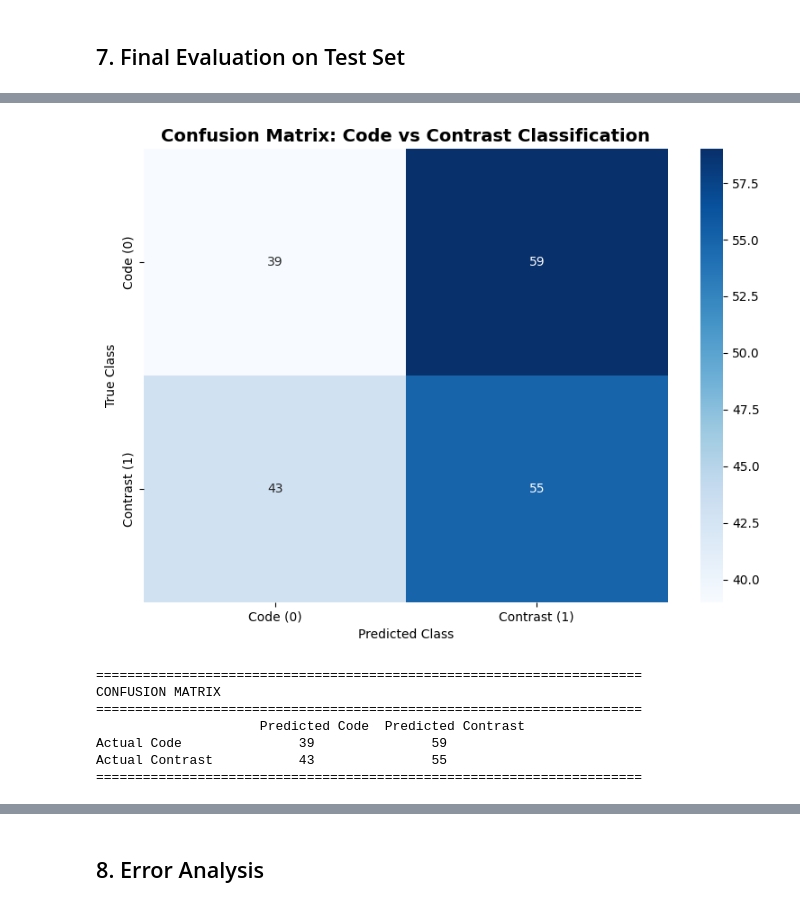
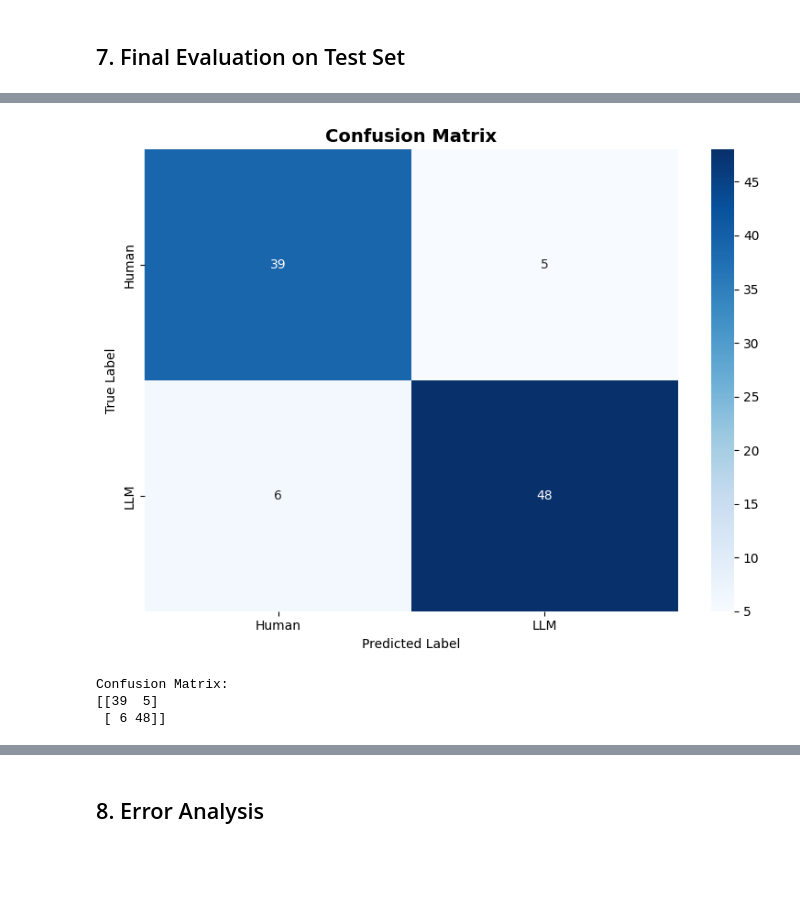
Before and after one commit to kyleenliao/Graph-based-Human-vs.-LLM-Code-Classifier, a Jupyter notebook: classifier.ipynb, the cells around one changed output, grey strips where cells are left out. Saved outputs shown, nothing was run; the diff lists cells and outputs as text; code cells hidden in the pictures; blank space fills up the shorter version.

Commit message:
Revert "BUG FIX: update classifier to use code/contrast rather than label"
This reverts commit cdb217000f77a08ce2d56118ab824761c22d0e97.

```diff
--- a/classifier.ipynb
+++ b/classifier.ipynb
@@ -445,6 +480,7 @@ GIN Model Architecture defined successfully!
 def collate_code_batch(batch):
     """Custom collate function to handle variable-length sequences."""
     indices = [item['index'] for item in batch]
+    labels = torch.stack([item['label'] for item in batch])
     code_graphs = torch.stack([item['code_graph'] for item in batch])
     contrast_graphs = torch.stack([item['contrast_graph'] for item in batch])
     code_num_nodes = [item['code_num_nodes'] for item in batch]
@@ -454,6 +490,7 @@ def collate_code_batch(batch):
 
     return {
         'index': indices,
+        'label': labels,
         'code_graph': code_graphs,
         'contrast_graph': contrast_graphs,
         'code_num_nodes': code_num_nodes,
@@ -917,32 +900,24 @@ AUC-ROC:   0.5624
 ======================================================================
 # %%
+# Confusion matrix
 cm = confusion_matrix(final_metrics['labels'], final_metrics['predictions'])
 
 plt.figure(figsize=(8, 6))
 sns.heatmap(cm, annot=True, fmt='d', cmap='Blues', cbar=True,
-            xticklabels=['Code (0)', 'Contrast (1)'],
-            yticklabels=['Code (0)', 'Contrast (1)'])
-plt.title('Confusion Matrix: Code vs Contrast Classification', fontsize=14, fontweight='bold')
-plt.ylabel('True Class')
-plt.xlabel('Predicted Class')
+            xticklabels=['Human', 'LLM'],
+            yticklabels=['Human', 'LLM'])
+plt.title('Confusion Matrix', fontsize=14, fontweight='bold')
+plt.ylabel('True Label')
+plt.xlabel('Predicted Label')
 plt.tight_layout()
 plt.savefig('confusion_matrix.png', dpi=150, bbox_inches='tight')
 plt.show()
 
-print("\n" + "="*70)
-print("CONFUSION MATRIX")
-print("="*70)
-print(f"{'':20} Predicted Code  Predicted Contrast")
-print(f"Actual Code         {cm[0,0]:^14} {cm[0,1]:^18}")
-print(f"Actual Contrast     {cm[1,0]:^14} {cm[1,1]:^18}")
-print("="*70)
+print("\nConfusion Matrix:")
+print(cm)
 # %% [output]
-[figure, old version]
+[figure, new version]
-======================================================================
-CONFUSION MATRIX
-======================================================================
-                     Predicted Code  Predicted Contrast
-Actual Code               39               59
-Actual Contrast           43               55
-======================================================================
+Confusion Matrix:
+[[39  5]
+ [ 6 48]]
 # %%
```
Also changed, not shown: parts of 12 cells of this notebook, 1 other file.
